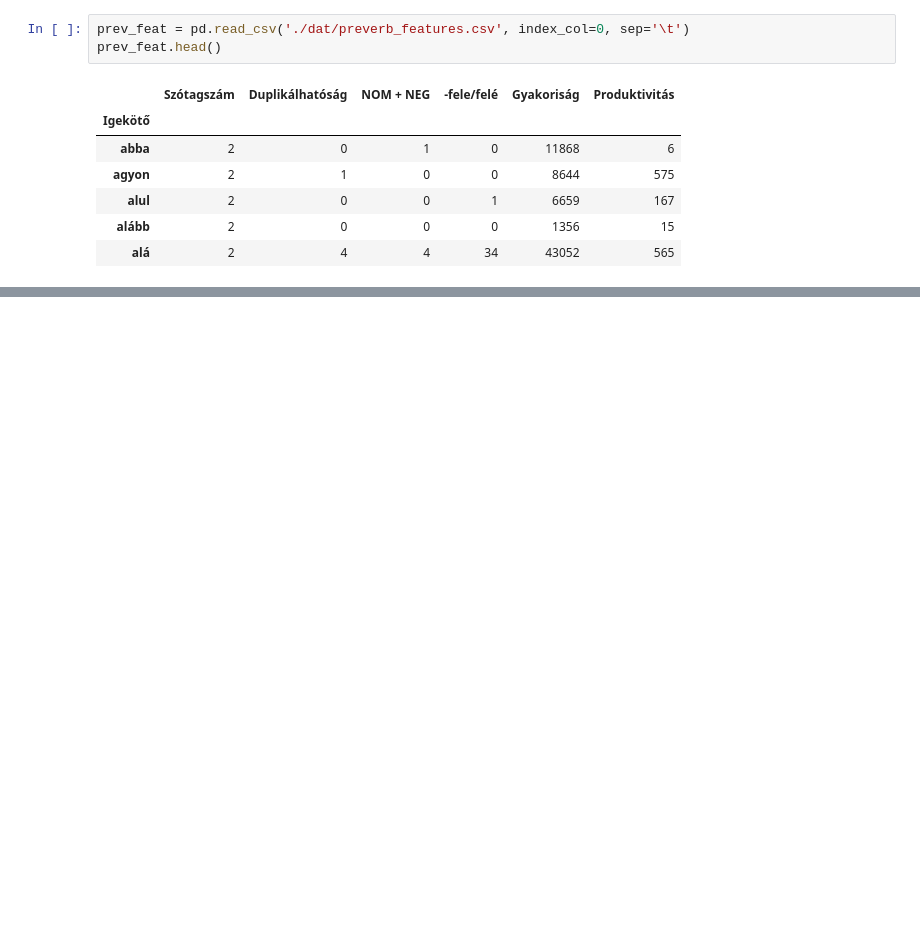
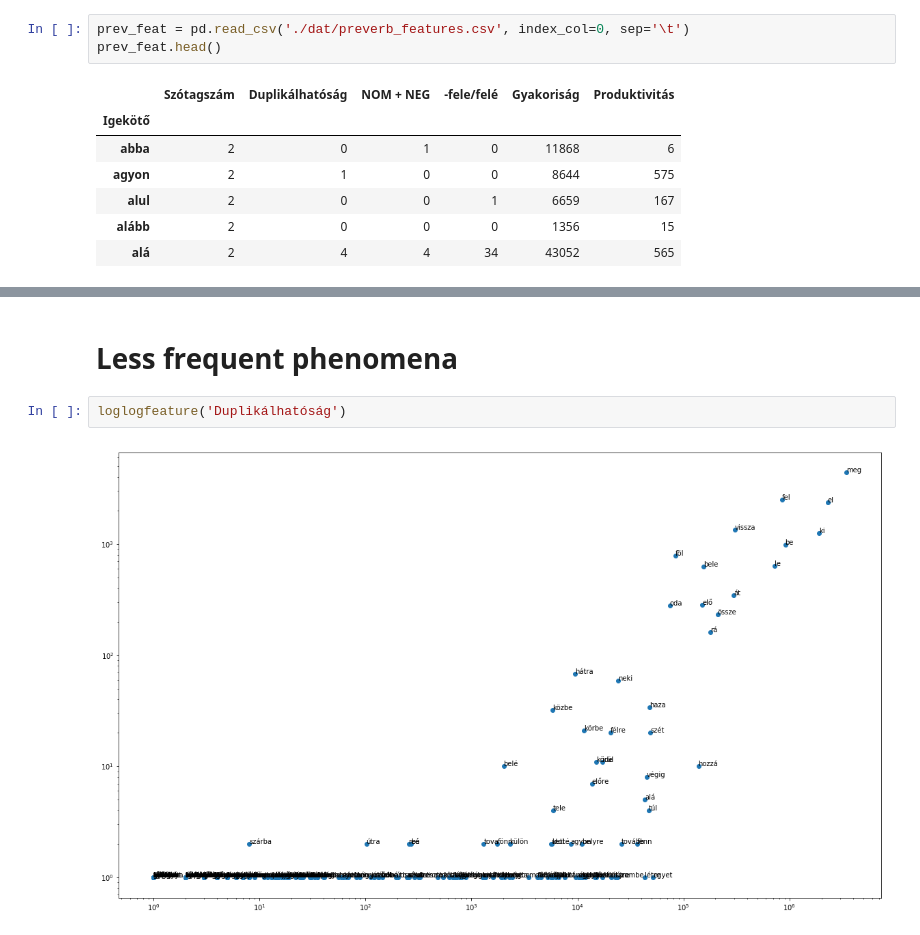
Before and after one commit to makrai/misc, a Jupyter notebook: tade/productivity.ipynb, the cells around one changed output, grey strips where cells are left out. Drawn from its saved outputs; the diff is of its cells as text; blank space fills up the shorter version.

```diff
--- a/tade/productivity.ipynb
+++ b/tade/productivity.ipynb
@@ -49,0 +48,6 @@ for label, xy in zip(prev_feat.index, prev_feat.values[:,4:]):
+# %% [markdown]
+# Less frequent phenomena
+# %%
+loglogfeature('Duplikálhatóság')
+# %% [output]
+[figure, added]
```
Also changed, not shown: parts of 12 cells of this notebook.
